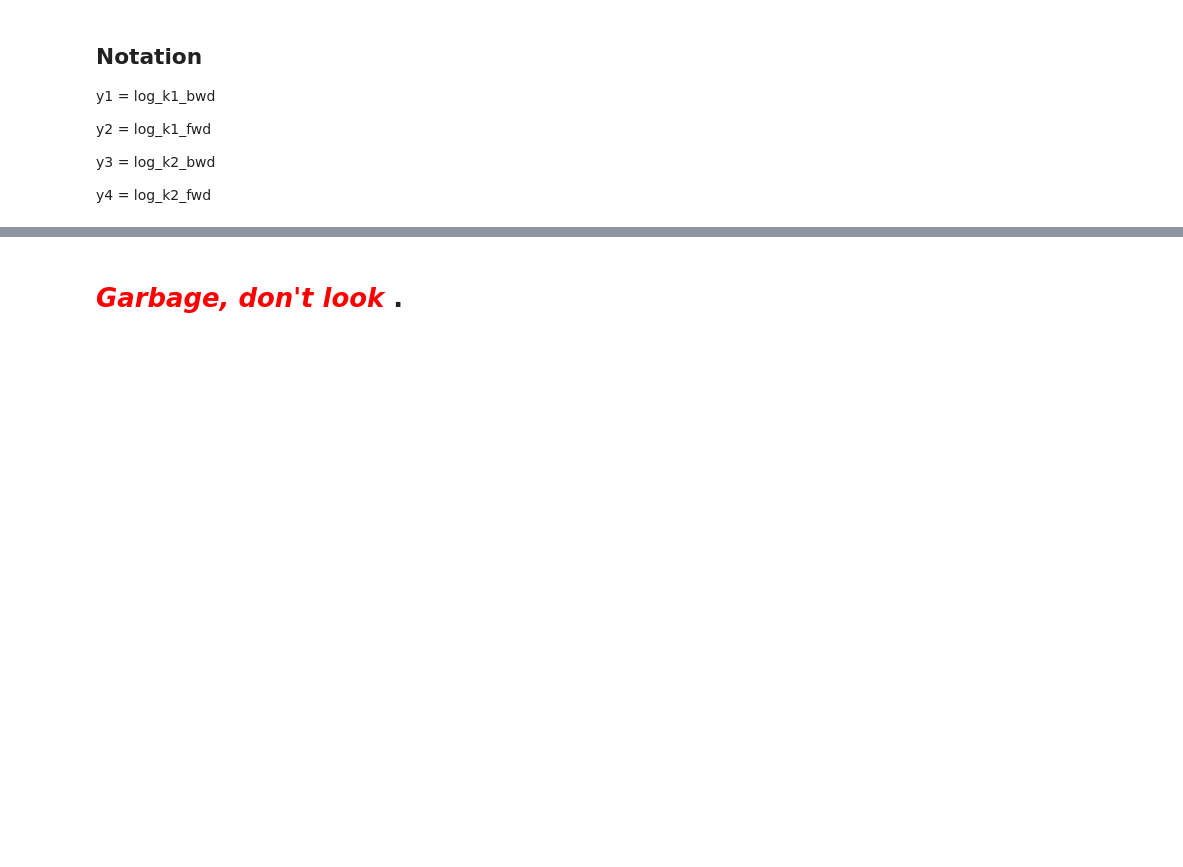
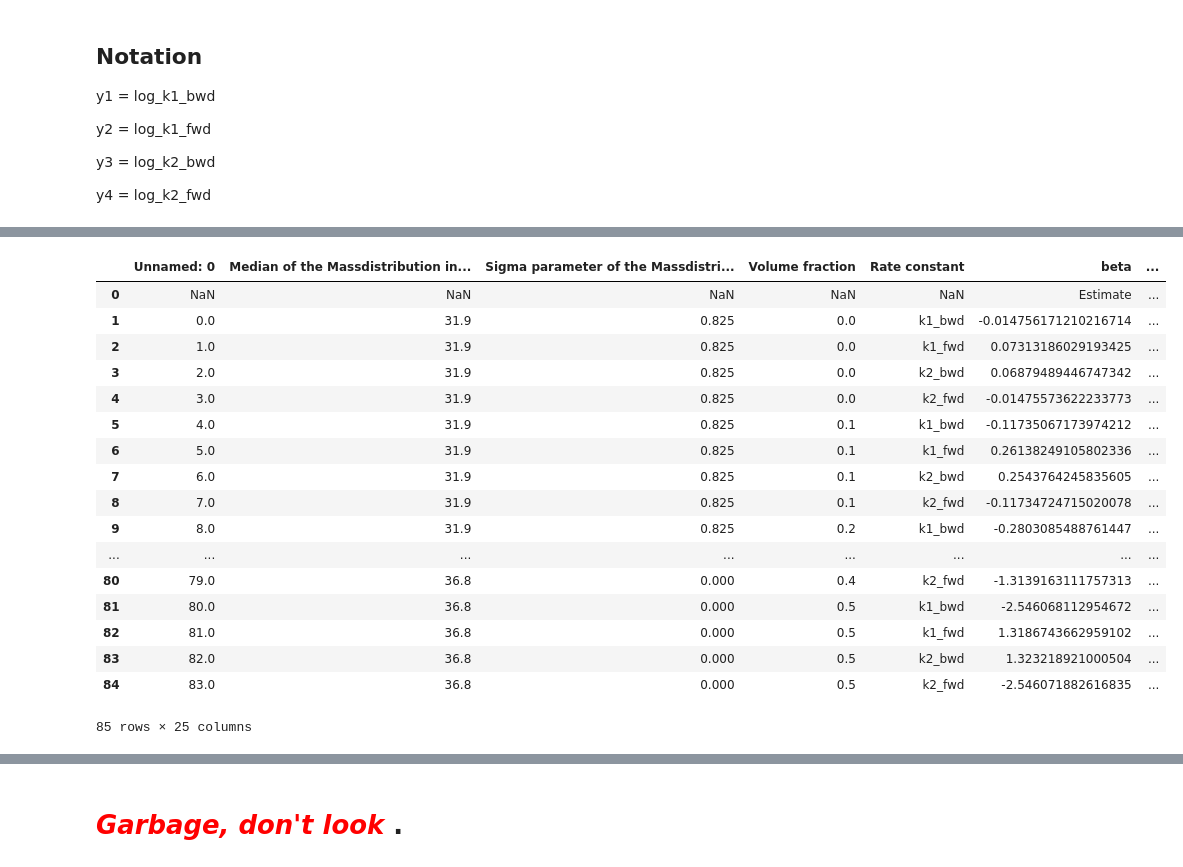
Before and after one commit to WilliamCappelletti/ML_CS433_project2, a Jupyter notebook: src/exploration.ipynb, the cells around one changed output, grey strips where cells are left out. Drawn from its saved outputs; the diff is of its cells as text; code cells hidden in the pictures; blank space fills up the shorter version.

```diff
--- a/src/exploration.ipynb
+++ b/src/exploration.ipynb
@@ -144,0 +92,21 @@ dtype: float64
+# %%
+results
+# %% [output]
+|  | Unnamed: 0 | Median of the Massdistribution in... | Sigma parameter of the Massdistri... | Volume fraction | Rate constant | beta | ... |
+| 0 | NaN | NaN | NaN | NaN | NaN | Estimate | ... |
+| 1 | 0.0 | 31.9 | 0.825 | 0.0 | k1_bwd | -0.014756171210216714 | ... |
+| 2 | 1.0 | 31.9 | 0.825 | 0.0 | k1_fwd | 0.07313186029193425 | ... |
+| 3 | 2.0 | 31.9 | 0.825 | 0.0 | k2_bwd | 0.06879489446747342 | ... |
+| 4 | 3.0 | 31.9 | 0.825 | 0.0 | k2_fwd | -0.01475573622233773 | ... |
+| 5 | 4.0 | 31.9 | 0.825 | 0.1 | k1_bwd | -0.11735067173974212 | ... |
+| 6 | 5.0 | 31.9 | 0.825 | 0.1 | k1_fwd | 0.26138249105802336 | ... |
+| 7 | 6.0 | 31.9 | 0.825 | 0.1 | k2_bwd | 0.2543764245835605 | ... |
+| 8 | 7.0 | 31.9 | 0.825 | 0.1 | k2_fwd | -0.11734724715020078 | ... |
+| 9 | 8.0 | 31.9 | 0.825 | 0.2 | k1_bwd | -0.2803085488761447 | ... |
+| ... | ... | ... | ... | ... | ... | ... | ... |
+| 80 | 79.0 | 36.8 | 0.000 | 0.4 | k2_fwd | -1.3139163111757313 | ... |
+| 81 | 80.0 | 36.8 | 0.000 | 0.5 | k1_bwd | -2.546068112954672 | ... |
+| 82 | 81.0 | 36.8 | 0.000 | 0.5 | k1_fwd | 1.3186743662959102 | ... |
+| 83 | 82.0 | 36.8 | 0.000 | 0.5 | k2_bwd | 1.323218921000504 | ... |
+| 84 | 83.0 | 36.8 | 0.000 | 0.5 | k2_fwd | -2.546071882616835 | ... |
+85 rows × 25 columns
```
Also changed, not shown: parts of 14 cells of this notebook, 1 other file.
